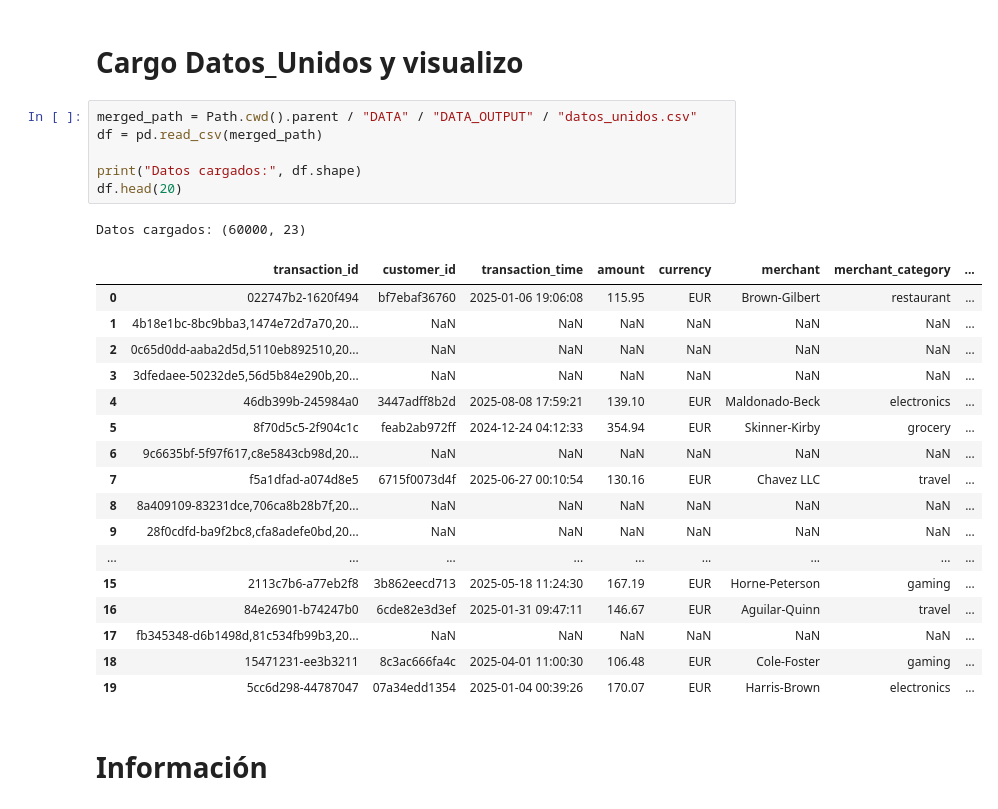
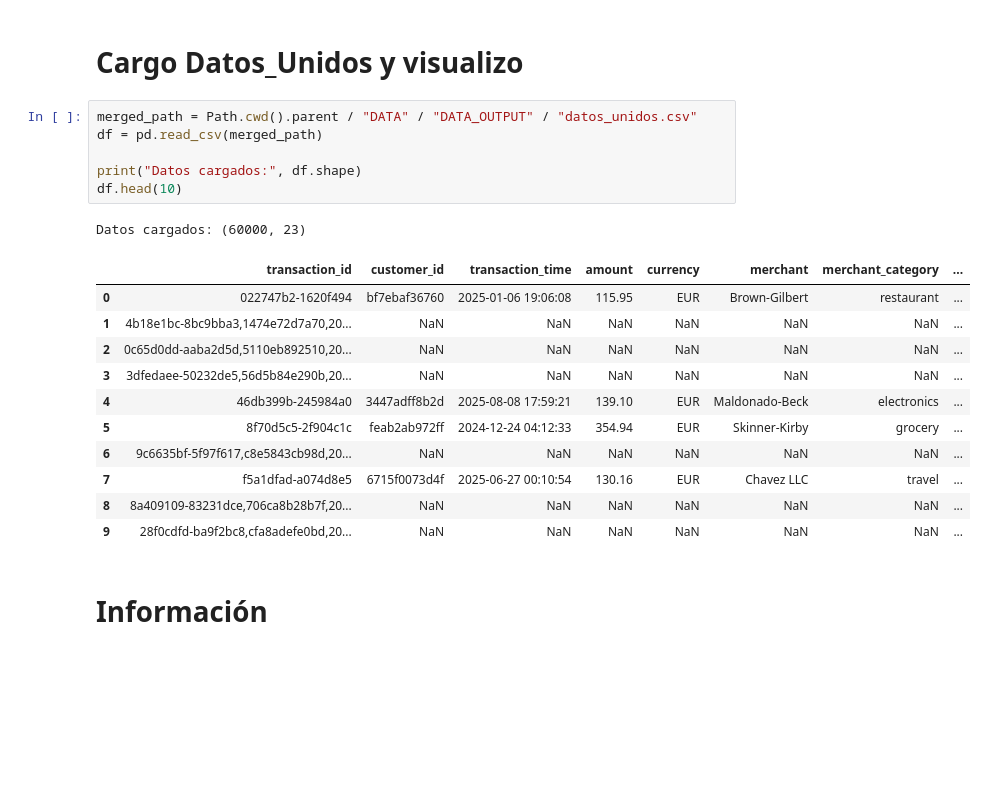
Before and after one commit to PatriciaMerinero/Proyecto_Final_Data_Analytics, a Jupyter notebook: NOTEBOOKS/02_EDA_LIMPIEZA_TRANSFORMACION.ipynb, the cells around one changed output. Cells and saved outputs as stored; diff of their text form; blank space fills up the shorter version.

```diff
--- a/NOTEBOOKS/02_EDA_LIMPIEZA_TRANSFORMACION.ipynb
+++ b/NOTEBOOKS/02_EDA_LIMPIEZA_TRANSFORMACION.ipynb
@@ -84,28 +84,22 @@ Note: you may need to restart the kernel to use updated packages.
 # %%
 merged_path = Path.cwd().parent / "DATA" / "DATA_OUTPUT" / "datos_unidos.csv"
 df = pd.read_csv(merged_path)
 
 print("Datos cargados:", df.shape)
-df.head(20)
+df.head(10)
 # %% [output]
 Datos cargados: (60000, 23)
 |  | transaction_id | customer_id | transaction_time | amount | currency | merchant | merchant_category | ... |
 | 0 | 022747b2-1620f494 | bf7ebaf36760 | 2025-01-06 19:06:08 | 115.95 | EUR | Brown-Gilbert | restaurant | ... |
 | 1 | 4b18e1bc-8bc9bba3,1474e72d7a70,20... | NaN | NaN | NaN | NaN | NaN | NaN | ... |
 | 2 | 0c65d0dd-aaba2d5d,5110eb892510,20... | NaN | NaN | NaN | NaN | NaN | NaN | ... |
 | 3 | 3dfedaee-50232de5,56d5b84e290b,20... | NaN | NaN | NaN | NaN | NaN | NaN | ... |
 | 4 | 46db399b-245984a0 | 3447adff8b2d | 2025-08-08 17:59:21 | 139.10 | EUR | Maldonado-Beck | electronics | ... |
 | 5 | 8f70d5c5-2f904c1c | feab2ab972ff | 2024-12-24 04:12:33 | 354.94 | EUR | Skinner-Kirby | grocery | ... |
 | 6 | 9c6635bf-5f97f617,c8e5843cb98d,20... | NaN | NaN | NaN | NaN | NaN | NaN | ... |
 | 7 | f5a1dfad-a074d8e5 | 6715f0073d4f | 2025-06-27 00:10:54 | 130.16 | EUR | Chavez LLC | travel | ... |
 | 8 | 8a409109-83231dce,706ca8b28b7f,20... | NaN | NaN | NaN | NaN | NaN | NaN | ... |
 | 9 | 28f0cdfd-ba9f2bc8,cfa8adefe0bd,20... | NaN | NaN | NaN | NaN | NaN | NaN | ... |
-| ... | ... | ... | ... | ... | ... | ... | ... | ... |
-| 15 | 2113c7b6-a77eb2f8 | 3b862eecd713 | 2025-05-18 11:24:30 | 167.19 | EUR | Horne-Peterson | gaming | ... |
-| 16 | 84e26901-b74247b0 | 6cde82e3d3ef | 2025-01-31 09:47:11 | 146.67 | EUR | Aguilar-Quinn | travel | ... |
-| 17 | fb345348-d6b1498d,81c534fb99b3,20... | NaN | NaN | NaN | NaN | NaN | NaN | ... |
-| 18 | 15471231-ee3b3211 | 8c3ac666fa4c | 2025-04-01 11:00:30 | 106.48 | EUR | Cole-Foster | gaming | ... |
-| 19 | 5cc6d298-44787047 | 07a34edd1354 | 2025-01-04 00:39:26 | 170.07 | EUR | Harris-Brown | electronics | ... |
 # %% [markdown]
 # Información
 # %%
```
Also changed, not shown: parts of 7 cells of this notebook, 3 other files.
